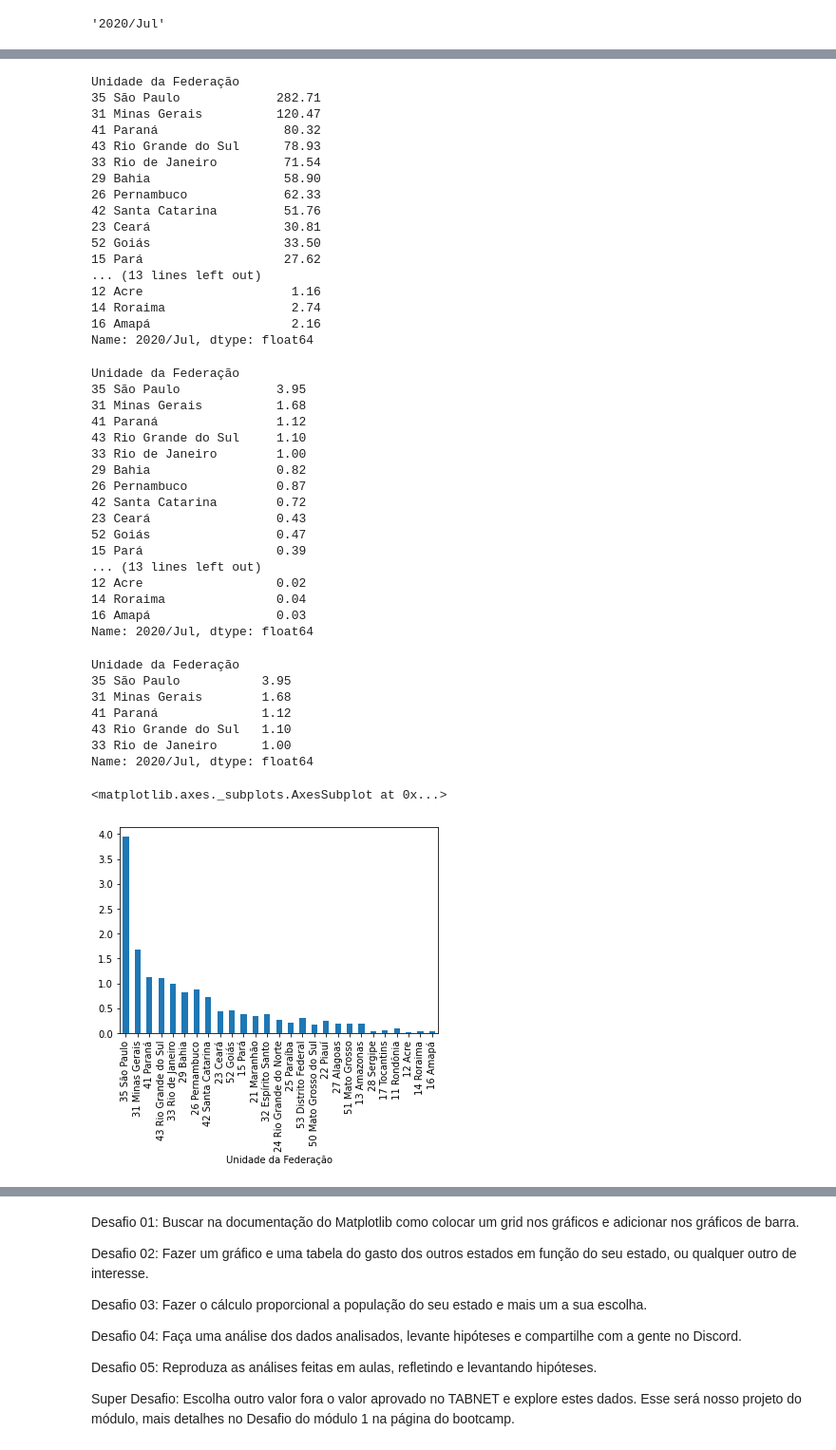
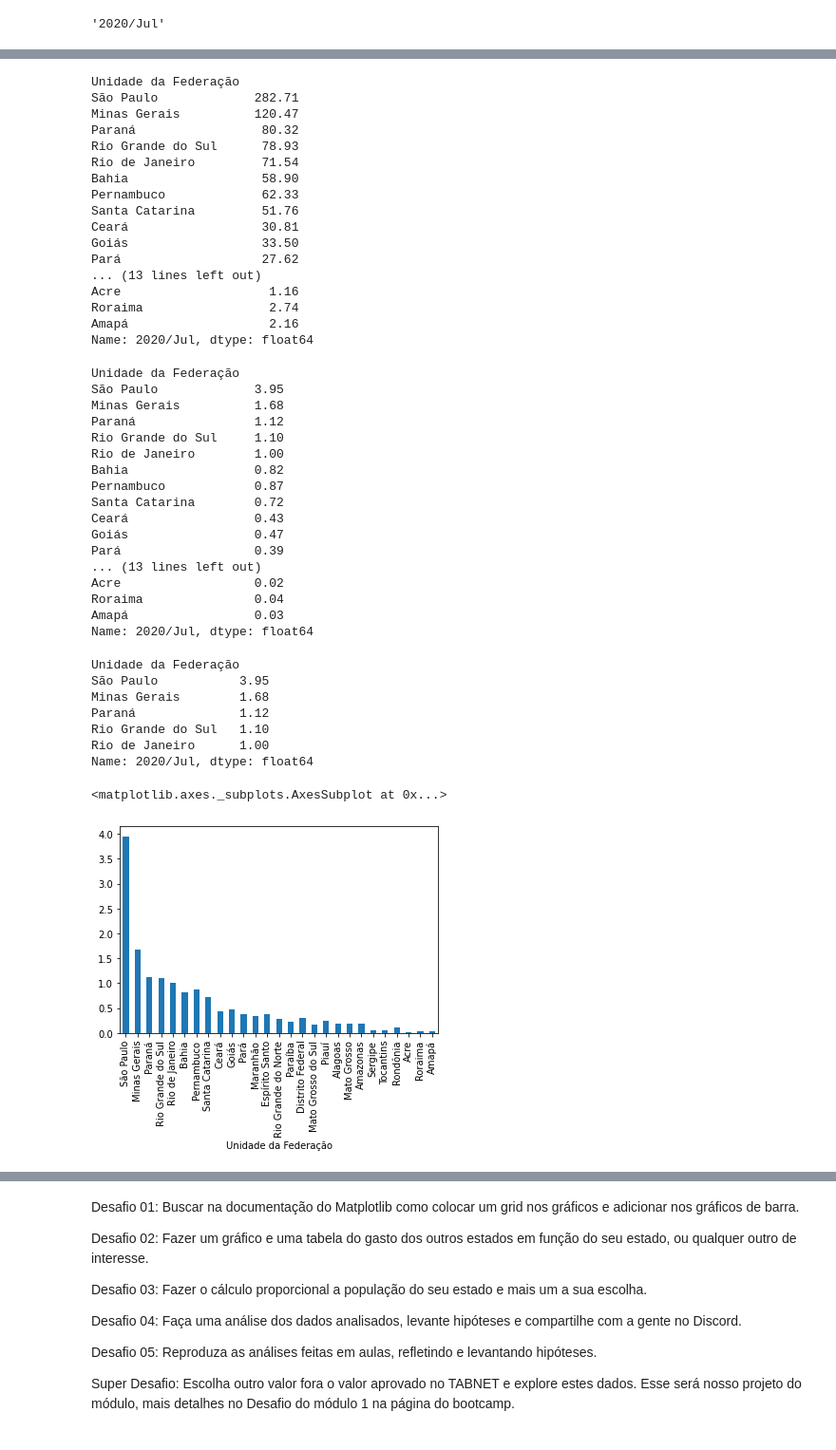
Before and after one commit to gustavopierre/data_science_portfolio, a Jupyter notebook: BootcampAlura_GustavoPierre.ipynb, the cells around one changed output, grey strips where cells are left out. Shown at 95% size. Saved outputs shown, nothing was run; the diff lists cells and outputs as text; code cells hidden in the pictures.

```diff
--- a/BootcampAlura_GustavoPierre.ipynb
+++ b/BootcampAlura_GustavoPierre.ipynb
@@ -348,6 +348,7 @@ usaveis.sort_values('Total', ascending=False)
 27 rows × 157 columns
 # %%
 ordenado_por_total = usaveis.sort_values('Total', ascending=False)
+ordenado_por_total.index = ordenado_por_total.index.str[3:]
 ordenado_por_total = ordenado_por_total.drop("Total", axis=1)
 ordenado_por_total.head()
 # %% [output]
@@ -446,57 +447,57 @@ gastos_mais_recentes.plot(kind='pie')
 gastos_mais_recentes
 # %% [output]
 Unidade da Federação
-35 São Paulo             282.71
-31 Minas Gerais          120.47
-41 Paraná                 80.32
-43 Rio Grande do Sul      78.93
-33 Rio de Janeiro         71.54
-29 Bahia                  58.90
-26 Pernambuco             62.33
-42 Santa Catarina         51.76
-23 Ceará                  30.81
-52 Goiás                  33.50
-15 Pará                   27.62
+São Paulo             282.71
+Minas Gerais          120.47
+Paraná                 80.32
+Rio Grande do Sul      78.93
+Rio de Janeiro         71.54
+Bahia                  58.90
+Pernambuco             62.33
+Santa Catarina         51.76
+Ceará                  30.81
+Goiás                  33.50
+Pará                   27.62
 ... (13 lines left out)
-12 Acre                    1.16
-14 Roraima                 2.74
-16 Amapá                   2.16
+Acre                    1.16
+Roraima                 2.74
+Amapá                   2.16
 Name: 2020/Jul, dtype: float64
 # %%
-gastos_mais_recentes/gastos_mais_recentes.loc['33 Rio de Janeiro']
+gastos_mais_recentes/gastos_mais_recentes.loc['Rio de Janeiro']
 # %% [output]
 Unidade da Federação
-35 São Paulo             3.95
-31 Minas Gerais          1.68
-41 Paraná                1.12
-43 Rio Grande do Sul     1.10
-33 Rio de Janeiro        1.00
-29 Bahia                 0.82
-26 Pernambuco            0.87
-42 Santa Catarina        0.72
-23 Ceará                 0.43
-52 Goiás                 0.47
-15 Pará                  0.39
+São Paulo             3.95
+Minas Gerais          1.68
+Paraná                1.12
+Rio Grande do Sul     1.10
+Rio de Janeiro        1.00
+Bahia                 0.82
+Pernambuco            0.87
+Santa Catarina        0.72
+Ceará                 0.43
+Goiás                 0.47
+Pará                  0.39
 ... (13 lines left out)
-12 Acre                  0.02
-14 Roraima               0.04
-16 Amapá                 0.03
+Acre                  0.02
+Roraima               0.04
+Amapá                 0.03
 Name: 2020/Jul, dtype: float64
 # %%
-(gastos_mais_recentes/gastos_mais_recentes.loc['33 Rio de Janeiro']).head()
+(gastos_mais_recentes/gastos_mais_recentes.loc['Rio de Janeiro']).head()
 # %% [output]
 Unidade da Federação
-35 São Paulo           3.95
-31 Minas Gerais        1.68
-41 Paraná              1.12
-43 Rio Grande do Sul   1.10
-33 Rio de Janeiro      1.00
+São Paulo           3.95
+Minas Gerais        1.68
+Paraná              1.12
+Rio Grande do Sul   1.10
+Rio de Janeiro      1.00
 Name: 2020/Jul, dtype: float64
 # %%
-(gastos_mais_recentes/gastos_mais_recentes.loc['33 Rio de Janeiro']).plot(kind='bar')
+(gastos_mais_recentes/gastos_mais_recentes.loc['Rio de Janeiro']).plot(kind='bar')
 # %% [output]
 <matplotlib.axes._subplots.AxesSubplot at 0x...>
-[figure, old version]
+[figure, new version]
 # %%
 gastos_mais_recentes = gastos_mais_recentes.sort_values(ascending=False)
 gastos_mais_recentes.plot(kind='bar')
```
Also changed, not shown: parts of 70 cells of this notebook.
